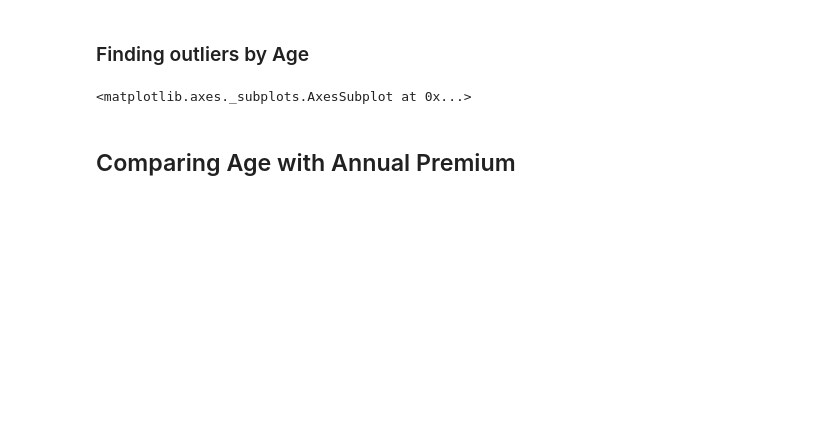
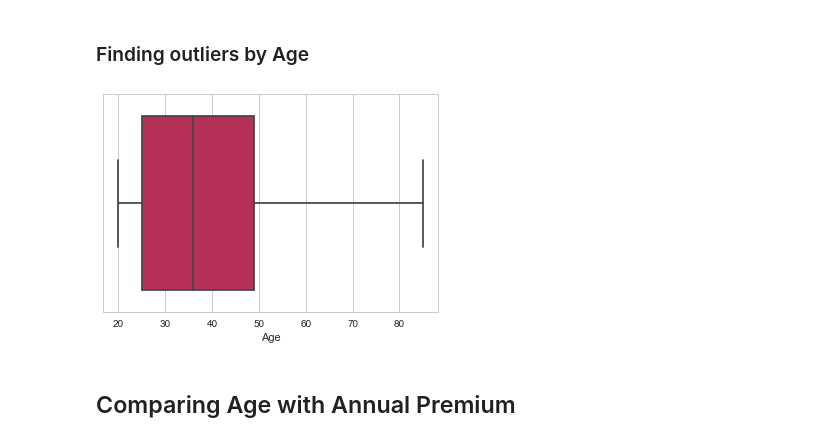
Before and after one commit to MananTaneja/MLDM_CaseStudy_Insurance, a Jupyter notebook: manan_review1(1).ipynb, the cells around one changed output. Saved outputs shown, nothing was run; the diff lists cells and outputs as text; code cells hidden in the pictures; blank space fills up the shorter version.

```diff
--- a/manan_review1(1).ipynb
+++ b/manan_review1(1).ipynb
@@ -114,9 +115,10 @@ sns.distplot(train['Age'])
 # %% [markdown]
 ### Finding outliers by Age
 # %%
-sns.boxplot(x='Age', data=train, palette="rocket")
+cnp2=sns.boxplot(x='Age', data=train, palette="rocket")
+plt.show(cnp2)
 # %% [output]
-<matplotlib.axes._subplots.AxesSubplot at 0x...>
+[figure, added]
 # %% [markdown]
 ## Comparing Age with Annual Premium
 # %%
```
Also changed, not shown: parts of 3 cells of this notebook.
